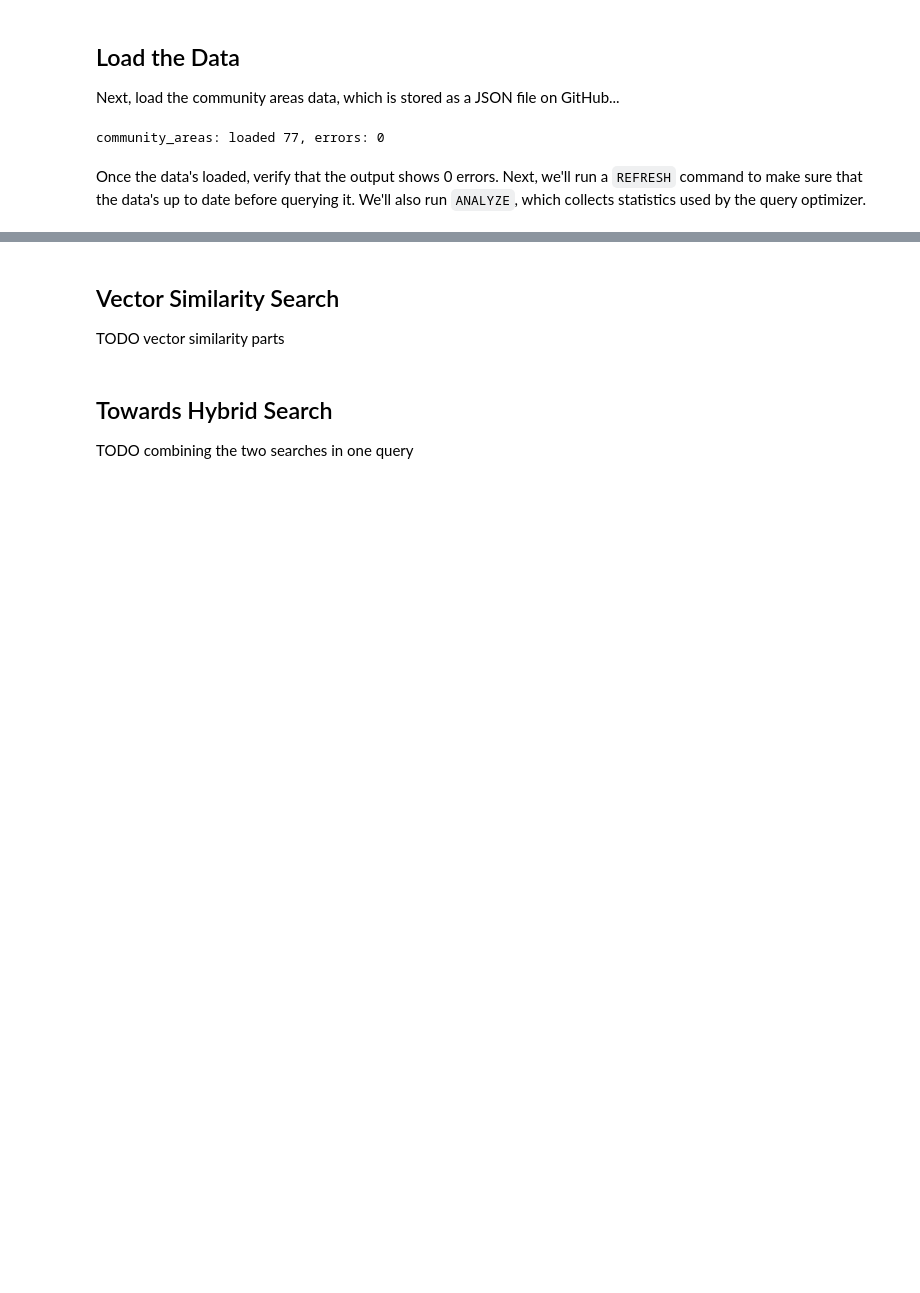
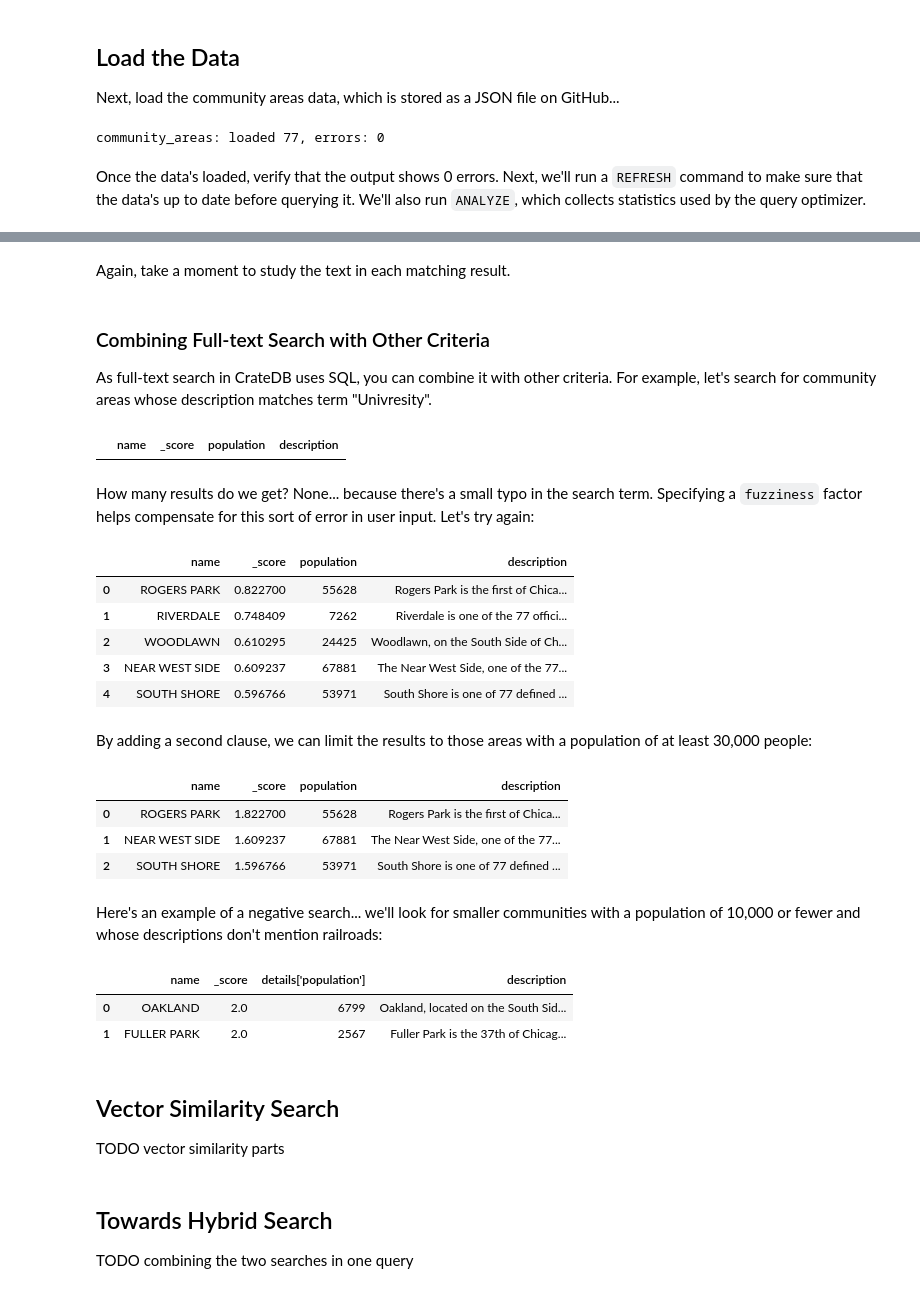
Before and after one commit to crate/academy-fundamentals-course, a Jupyter notebook: notebooks/search/full_text_and_vector_search.ipynb, the cells around one changed output, grey strips where cells are left out. Cells and saved outputs as stored; diff of their text form; code cells hidden in the pictures; blank space fills up the shorter version.

```diff
--- a/notebooks/search/full_text_and_vector_search.ipynb
+++ b/notebooks/search/full_text_and_vector_search.ipynb
@@ -113,3 +219,77 @@ TODO full text search parts
+# %% [markdown]
+Again, take a moment to study the text in each matching result.
+# %% [markdown]
+### Combining Full-text Search with Other Criteria
+
+As full-text search in CrateDB uses SQL, you can combine it with other criteria.  For example, let's search for community areas whose description matches term "Univresity".
+# %%
+query = """
+SELECT name, _score, details['population'] AS population, details['description'] AS description
+FROM community_areas
+WHERE MATCH(details['description'], 'Univresity')
+ORDER BY _score DESC
+LIMIT 5;
+"""
+
+df = pd.read_sql(query, CONNECTION_STRING)
+df
+# %% [output]
+|  | name | _score | population | description |
+# %% [markdown]
+How many results do we get?  None... because there's a small typo in the search term.  Specifying a `fuzziness` factor helps compensate for this sort of error in user input.  Let's try again:
+# %%
+query = """
+SELECT name, _score, details['population'] AS population, details['description'] AS description
+FROM community_areas
+WHERE MATCH(details['description'], 'Univresity') USING best_fields WITH (fuzziness = 2)
+ORDER BY _score DESC
+LIMIT 5;
+"""
+
+df = pd.read_sql(query, CONNECTION_STRING)
+df
+# %% [output]
+|  | name | _score | population | description |
+| 0 | ROGERS PARK | 0.822700 | 55628 | Rogers Park is the first of Chica... |
+| 1 | RIVERDALE | 0.748409 | 7262 | Riverdale is one of the 77 offici... |
+| 2 | WOODLAWN | 0.610295 | 24425 | Woodlawn, on the South Side of Ch... |
+| 3 | NEAR WEST SIDE | 0.609237 | 67881 | The Near West Side, one of the 77... |
+| 4 | SOUTH SHORE | 0.596766 | 53971 | South Shore is one of 77 defined ... |
+# %% [markdown]
+By adding a second clause, we can limit the results to those areas with a population of at least 30,000 people:
+# %%
+query = """
+SELECT name, _score, details['population'] AS population, details['description'] AS description
+FROM community_areas
+WHERE MATCH(details['description'], 'Univresity') USING best_fields WITH (fuzziness = 2)
+AND details['population'] >= 30000
+ORDER BY _score DESC;
+"""
+
+df = pd.read_sql(query, CONNECTION_STRING)
+df
+# %% [output]
+|  | name | _score | population | description |
+| 0 | ROGERS PARK | 1.822700 | 55628 | Rogers Park is the first of Chica... |
+| 1 | NEAR WEST SIDE | 1.609237 | 67881 | The Near West Side, one of the 77... |
+| 2 | SOUTH SHORE | 1.596766 | 53971 | South Shore is one of 77 defined ... |
+# %% [markdown]
+Here's an example of a negative search... we'll look for smaller communities with a population of 10,000 or fewer and whose descriptions don't mention railroads:
+# %%
+query = """
+SELECT name, _score, details['population'], details['description'] AS description
+FROM community_areas
+WHERE NOT MATCH(details['description'], 'railroad')
+AND details['population'] <= 10000
+ORDER BY _score DESC;
+"""
+
+df = pd.read_sql(query, CONNECTION_STRING)
+df
+# %% [output]
+|  | name | _score | details['population'] | description |
+| 0 | OAKLAND | 2.0 | 6799 | Oakland, located on the South Sid... |
+| 1 | FULLER PARK | 2.0 | 2567 | Fuller Park is the 37th of Chicag... |
 # %% [markdown]
 ## Vector Similarity Search
 
```
Also changed, not shown: parts of 18 cells of this notebook.
